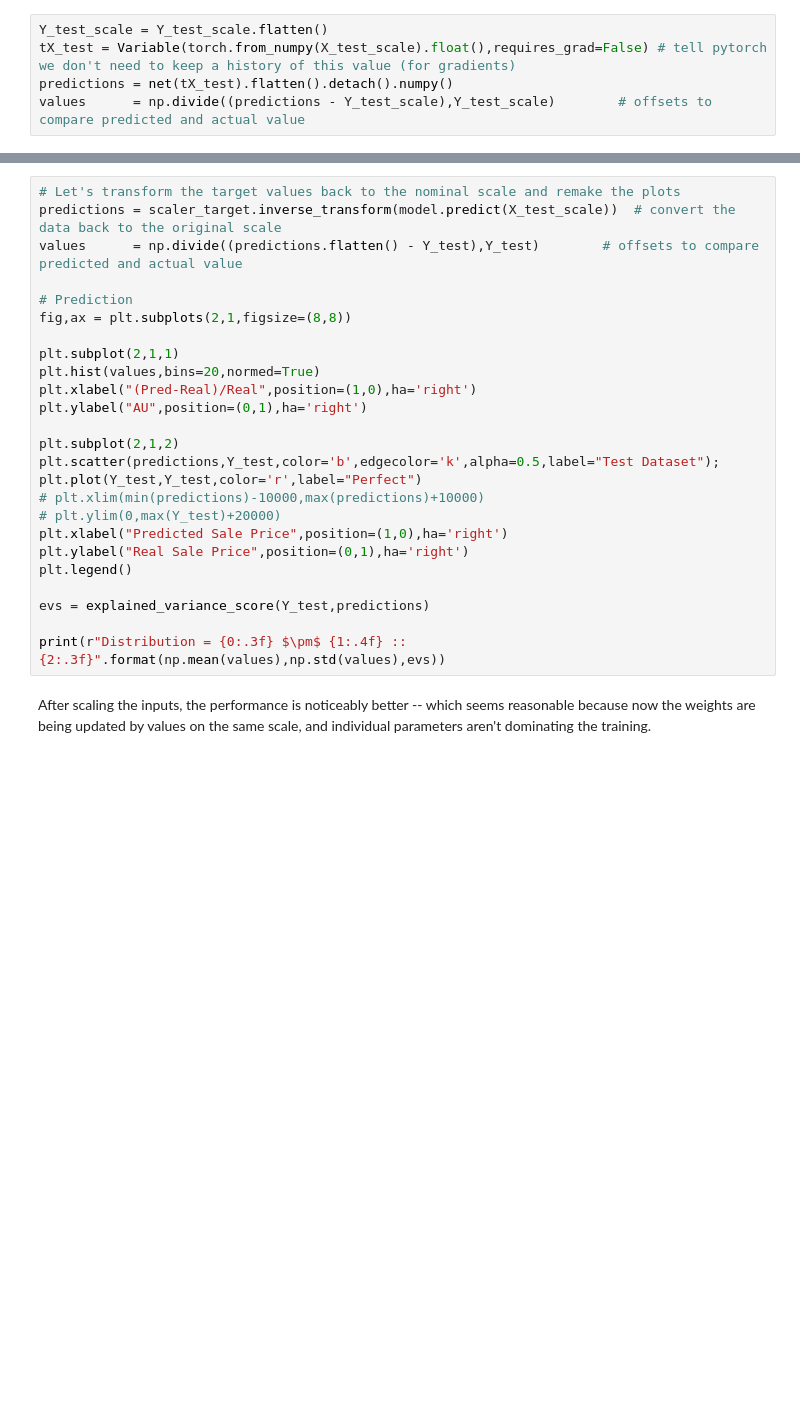
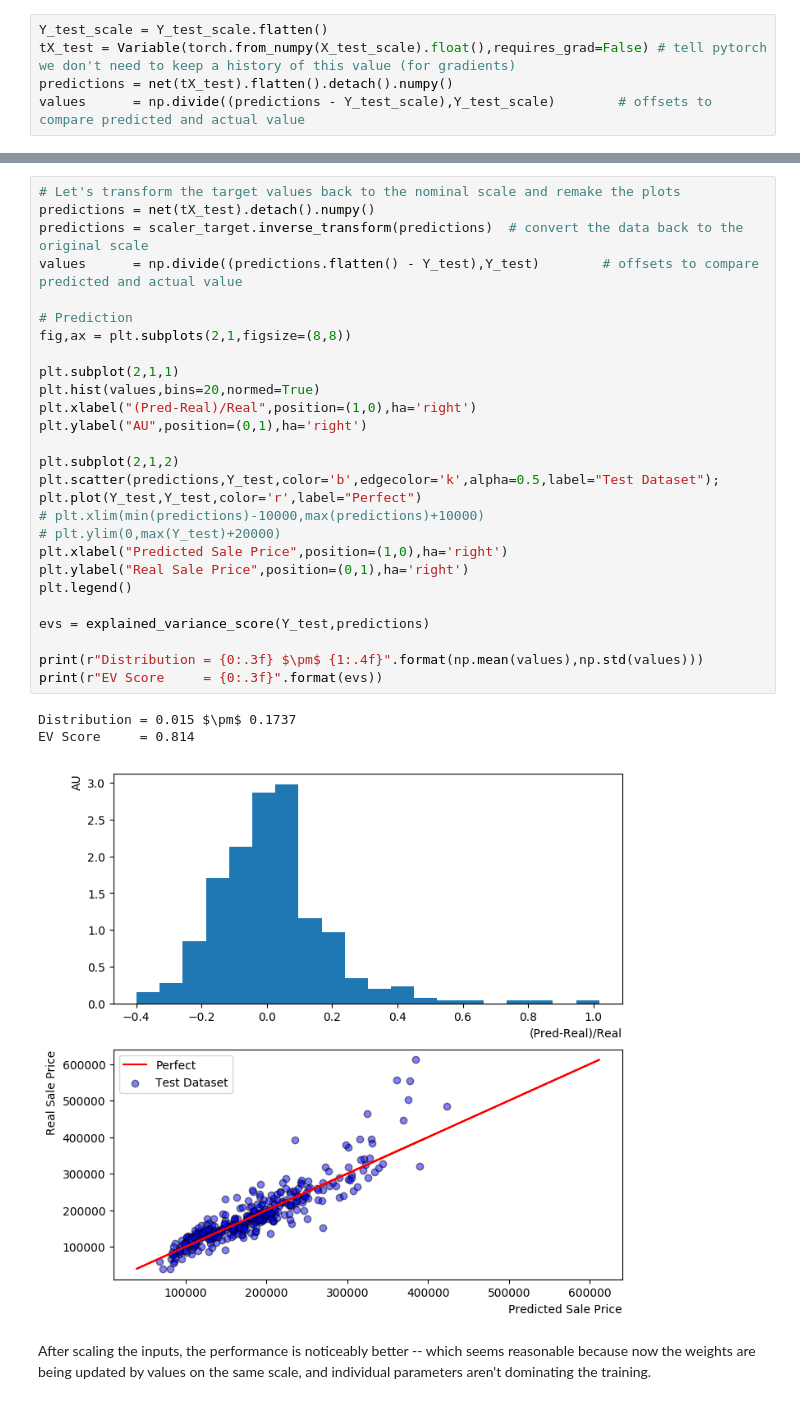
Before and after one commit to demarley/figment, a Jupyter notebook: housing-prices/python/3-housing_prices.ipynb, the cells around one changed output, grey strips where cells are left out. Saved outputs shown, nothing was run; the diff lists cells and outputs as text; blank space fills up the shorter version.

```diff
--- a/housing-prices/python/3-housing_prices.ipynb
+++ b/housing-prices/python/3-housing_prices.ipynb
@@ -353,28 +328,34 @@ EVScore      = 0.000
 # %%
 # Let's transform the target values back to the nominal scale and remake the plots
-predictions = scaler_target.inverse_transform(model.predict(X_test_scale))  # convert the data back to the original scale
+predictions = net(tX_test).detach().numpy()
+predictions = scaler_target.inverse_transform(predictions)  # convert the data back to the original scale
 values      = np.divide((predictions.flatten() - Y_test),Y_test)        # offsets to compare predicted and actual value
 
 # Prediction
 fig,ax = plt.subplots(2,1,figsize=(8,8))
 
 plt.subplot(2,1,1)
 plt.hist(values,bins=20,normed=True)
 plt.xlabel("(Pred-Real)/Real",position=(1,0),ha='right')
 plt.ylabel("AU",position=(0,1),ha='right')
 
 plt.subplot(2,1,2)
 plt.scatter(predictions,Y_test,color='b',edgecolor='k',alpha=0.5,label="Test Dataset");
 plt.plot(Y_test,Y_test,color='r',label="Perfect")
 # plt.xlim(min(predictions)-10000,max(predictions)+10000)
 # plt.ylim(0,max(Y_test)+20000)
 plt.xlabel("Predicted Sale Price",position=(1,0),ha='right')
 plt.ylabel("Real Sale Price",position=(0,1),ha='right')
 plt.legend()
 
 evs = explained_variance_score(Y_test,predictions)
 
-print(r"Distribution = {0:.3f} $\pm$ {1:.4f} :: {2:.3f}".format(np.mean(values),np.std(values),evs))
+print(r"Distribution = {0:.3f} $\pm$ {1:.4f}".format(np.mean(values),np.std(values)))
+print(r"EV Score     = {0:.3f}".format(evs))
+# %% [output]
+Distribution = 0.015 $\pm$ 0.1737
+EV Score     = 0.814
+[figure, added]
 # %% [markdown]
 After scaling the inputs, the performance is noticeably better -- which seems reasonable because now the weights are being updated by values on the same scale, and individual parameters aren't dominating the training.
 # %% [markdown]
```
Also changed, not shown: parts of 11 cells of this notebook.
